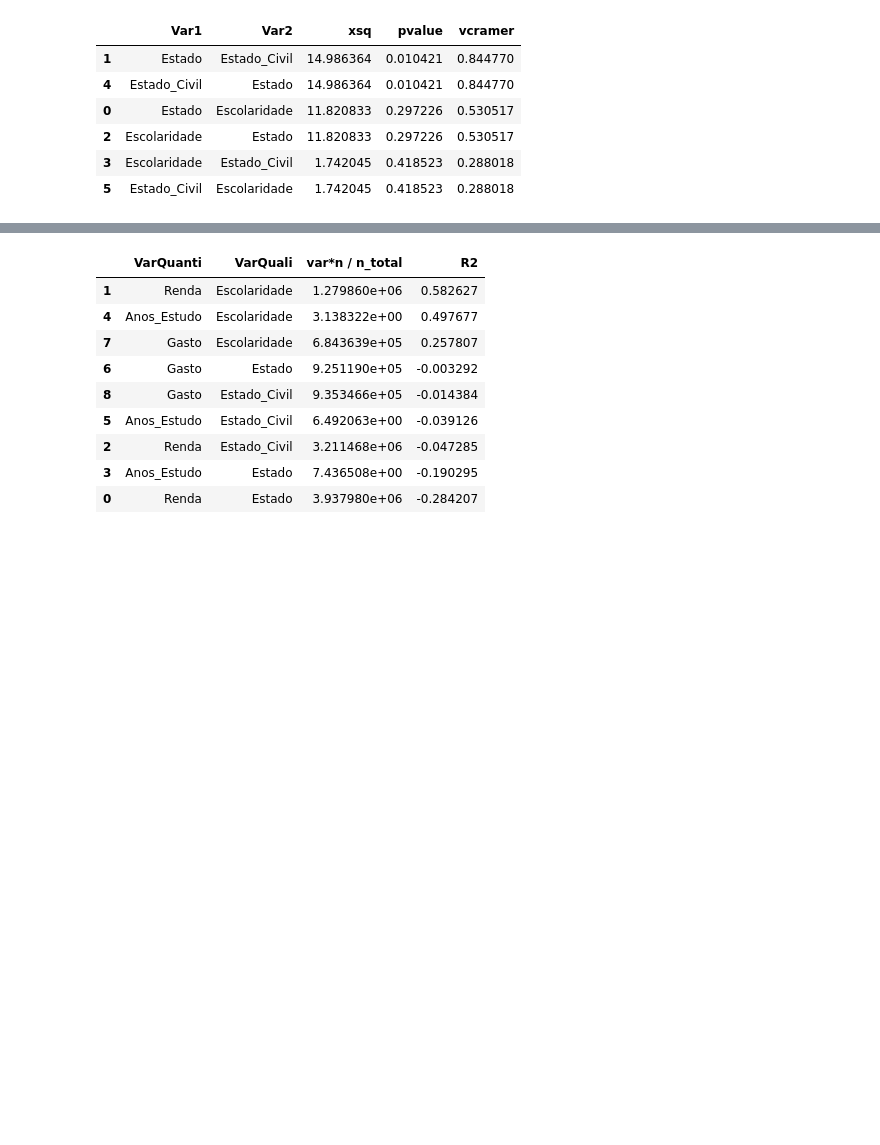
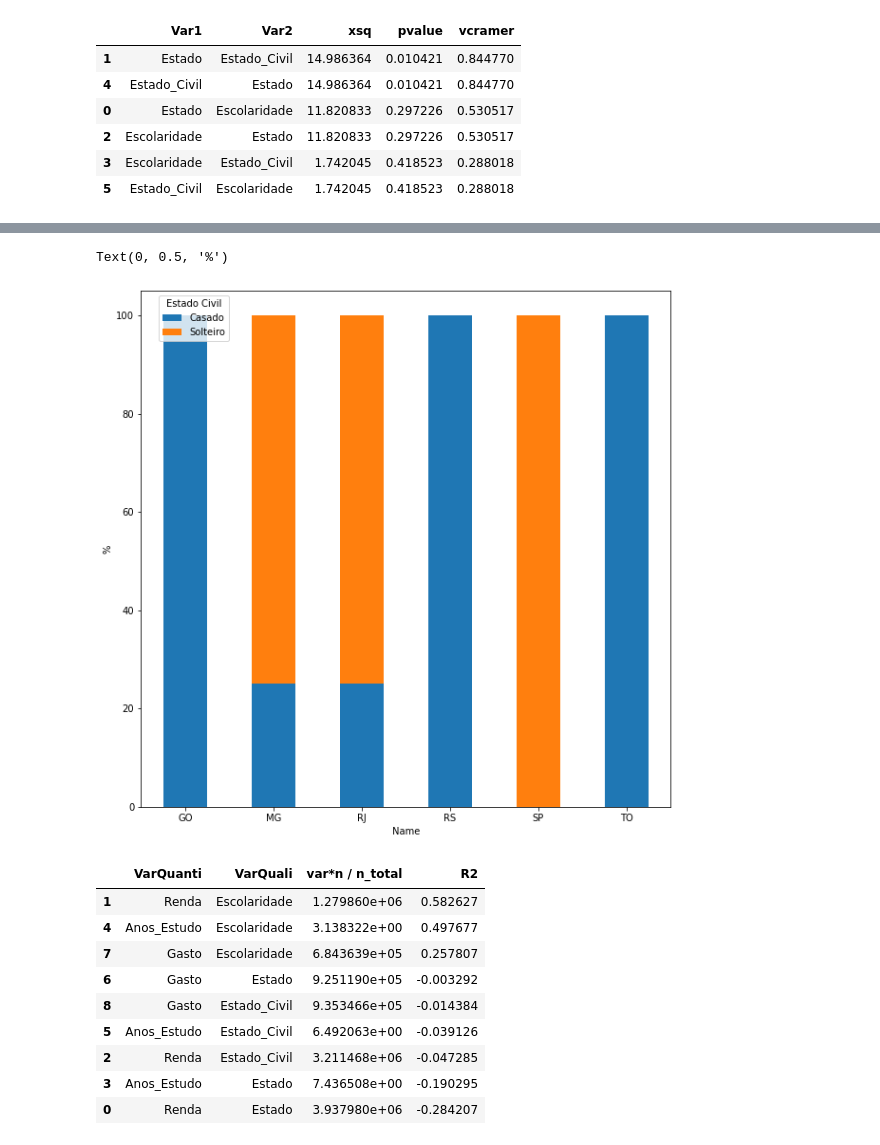
Before and after one commit to GCabral95/Codigos_Analise_Dados, a Jupyter notebook: Analise Exploratória.ipynb, the cells around one changed output, grey strips where cells are left out. Drawn from its saved outputs; the diff is of its cells as text; code cells hidden in the pictures; blank space fills up the shorter version.

```diff
--- a/Analise Exploratória.ipynb
+++ b/Analise Exploratória.ipynb
@@ -139,3 +133,5 @@ chimap
 | 2 | Escolaridade | Estado | 11.820833 | 0.297226 | 0.530517 |
 | 3 | Escolaridade | Estado_Civil | 1.742045 | 0.418523 | 0.288018 |
 | 5 | Estado_Civil | Escolaridade | 1.742045 | 0.418523 | 0.288018 |
+# %%
+freq = pd.crosstab(df['Estado'], df['Estado_Civil']).apply(lambda r: r/r.sum()*100, axis=1)
@@ -142,3 +149,11 @@ chimap
+# %%
+ax_1 = freq.plot.bar(figsize=(10,10),stacked=True, rot=0)
+plt.legend(loc='upper center', bbox_to_anchor=(0.1, 1.0), title="Estado Civil")
+plt.xlabel('Name')
+plt.ylabel('%') #gráfico que ilustra visualmente a diferença citada acima
+# %% [output]
+Text(0, 0.5, '%')
+[figure, added]
 # %%
 CATVAR = df.select_dtypes(include=['object']).columns.tolist()
 NUMVAR = df.select_dtypes(include=['float64','int64']).columns.tolist()
```
Also changed, not shown: parts of 14 cells of this notebook.
